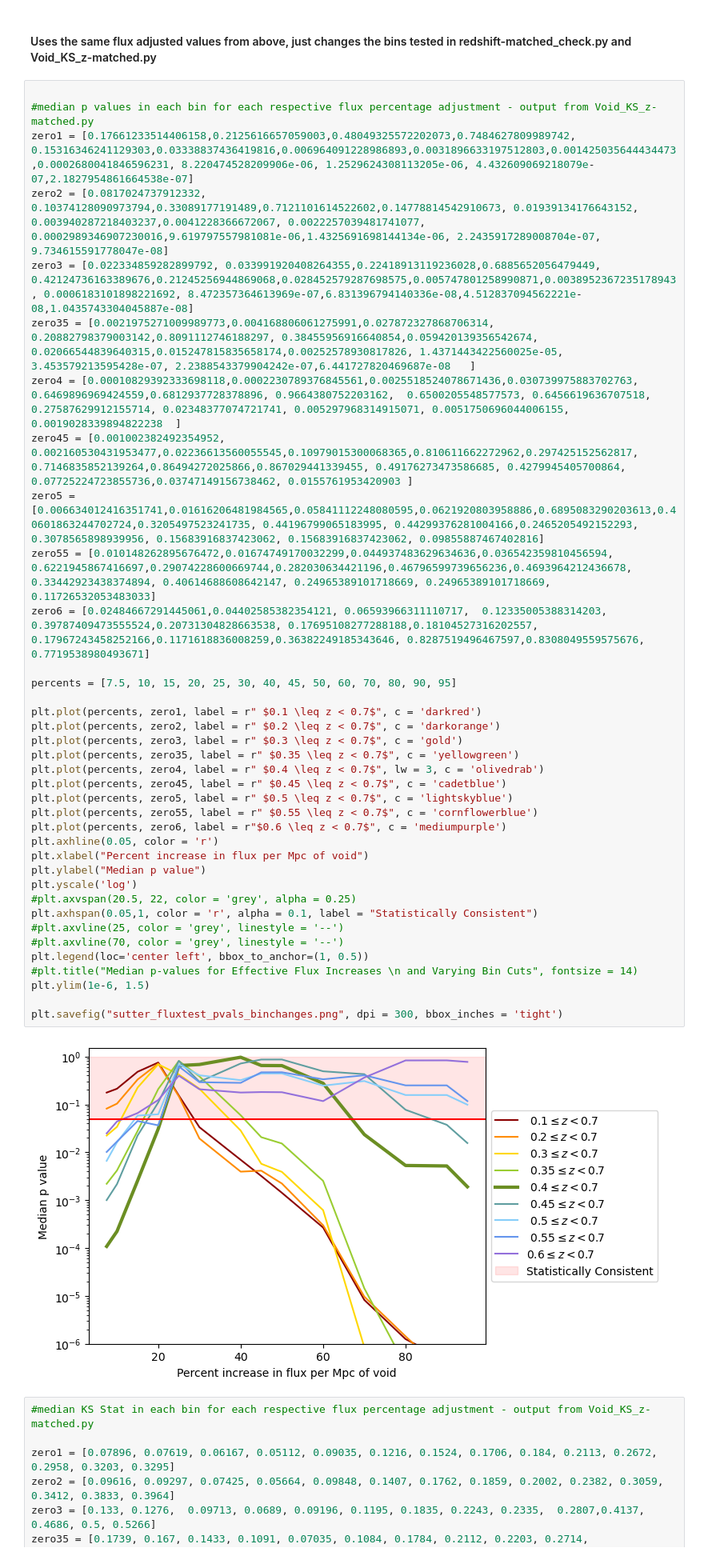
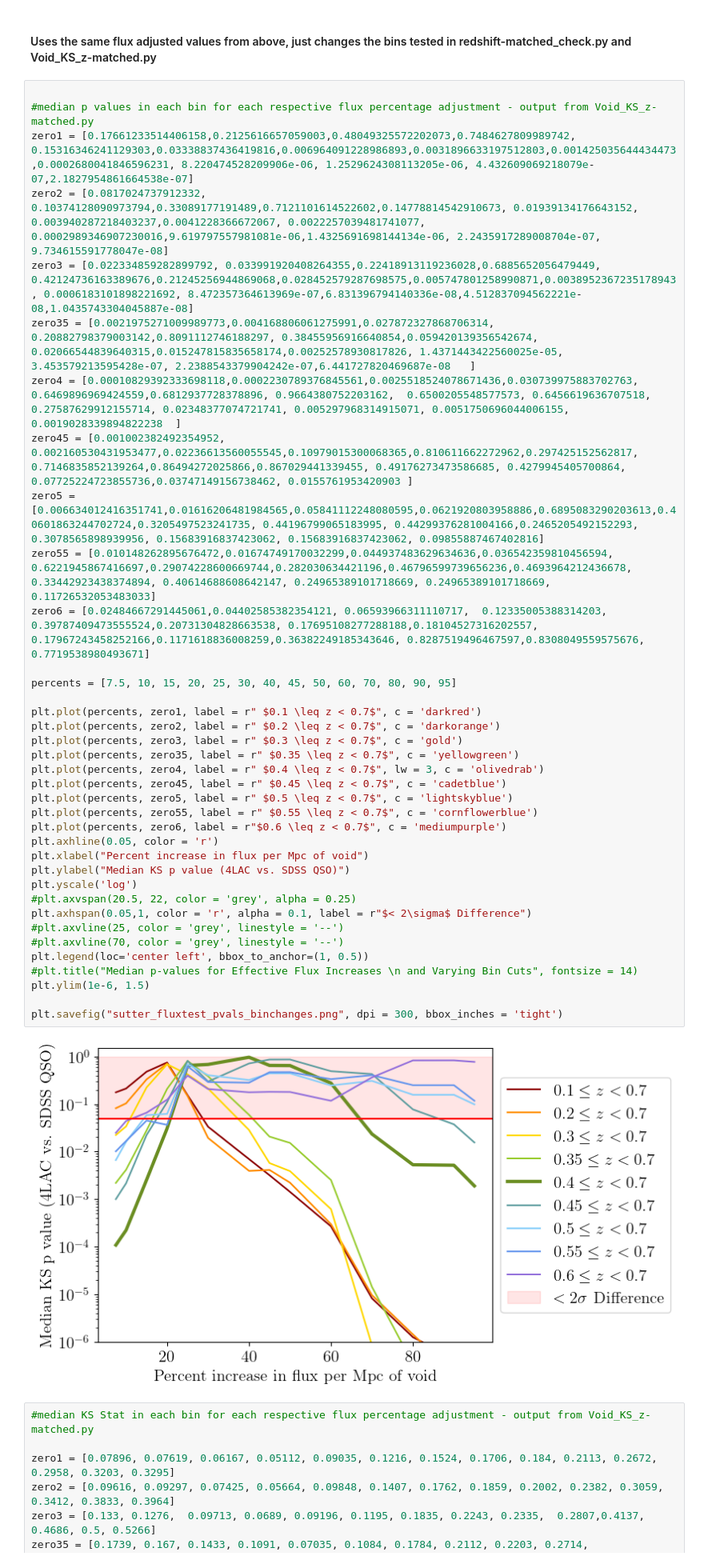
Before and after one commit to ojackson5150/GRS_voids, a Jupyter notebook: Jackson et. al. (202x)/blac_analysis.ipynb, the cells around one changed output. Shown at 80% size. Drawn from its saved outputs; the diff is of its cells as text.

```diff
--- a/Jackson et. al. (202x)/blac_analysis.ipynb
+++ b/Jackson et. al. (202x)/blac_analysis.ipynb
@@ -2524,36 +2930,36 @@ zero3 = [0.022334859282899792, 0.033991920408264355,0.22418913119236028,0.688565
 zero35 = [0.0021975271009989773,0.004168806061275991,0.027872327868706314, 0.20882798379003142,0.8091112746188297, 0.38455956916640854,0.059420139356542674, 0.02066544839640315,0.015247815835658174,0.00252578930817826, 1.4371443422560025e-05, 3.453579213595428e-07, 2.2388543379904242e-07,6.441727820469687e-08   ]
 zero4 = [0.00010829392333698118,0.0002230789376845561,0.0025518524078671436,0.030739975883702763, 0.6469896969424559,0.6812937728378896, 0.9664380752203162,  0.6500205548577573, 0.6456619636707518, 0.27587629912155714, 0.02348377074721741, 0.005297968314915071, 0.0051750696044006155, 0.0019028339894822238  ]
 zero45 = [0.001002382492354952, 0.002160530431953477,0.02236613560055545,0.10979015300068365,0.810611662272962,0.297425152562817, 0.7146835852139264,0.86494272025866,0.867029441339455, 0.49176273473586685, 0.4279945405700864, 0.07725224723855736,0.03747149156738462, 0.0155761953420903 ]
 zero5 = [0.006634012416351741,0.01616206481984565,0.05841112248080595,0.0621920803958886,0.6895083290203613,0.40601863244702724,0.3205497523241735, 0.44196799065183995, 0.44299376281004166,0.2465205492152293, 0.3078565898939956, 0.15683916837423062, 0.15683916837423062, 0.09855887467402816]
 zero55 = [0.010148262895676472,0.01674749170032299,0.044937483629634636,0.036542359810456594, 0.6221945867416697,0.29074228600669744,0.282030634421196,0.46796599739656236,0.4693964212436678, 0.33442923438374894, 0.40614688608642147, 0.24965389101718669, 0.24965389101718669, 0.11726532053483033]
 zero6 = [0.02484667291445061,0.04402585382354121, 0.06593966311110717,  0.12335005388314203, 0.39787409473555524,0.20731304828663538, 0.17695108277288188,0.18104527316202557, 0.17967243458252166,0.1171618836008259,0.36382249185343646, 0.8287519496467597,0.8308049559575676, 0.7719538980493671]
 
 percents = [7.5, 10, 15, 20, 25, 30, 40, 45, 50, 60, 70, 80, 90, 95]
 
 plt.plot(percents, zero1, label = r" $0.1 \leq z < 0.7$", c = 'darkred')
 plt.plot(percents, zero2, label = r" $0.2 \leq z < 0.7$", c = 'darkorange')
 plt.plot(percents, zero3, label = r" $0.3 \leq z < 0.7$", c = 'gold')
 plt.plot(percents, zero35, label = r" $0.35 \leq z < 0.7$", c = 'yellowgreen')
 plt.plot(percents, zero4, label = r" $0.4 \leq z < 0.7$", lw = 3, c = 'olivedrab')
 plt.plot(percents, zero45, label = r" $0.45 \leq z < 0.7$", c = 'cadetblue')
 plt.plot(percents, zero5, label = r" $0.5 \leq z < 0.7$", c = 'lightskyblue')
 plt.plot(percents, zero55, label = r" $0.55 \leq z < 0.7$", c = 'cornflowerblue')
 plt.plot(percents, zero6, label = r"$0.6 \leq z < 0.7$", c = 'mediumpurple')
 plt.axhline(0.05, color = 'r')
 plt.xlabel("Percent increase in flux per Mpc of void")
-plt.ylabel("Median p value")
+plt.ylabel("Median KS p value (4LAC vs. SDSS QSO)")
 plt.yscale('log')
 #plt.axvspan(20.5, 22, color = 'grey', alpha = 0.25)
-plt.axhspan(0.05,1, color = 'r', alpha = 0.1, label = "Statistically Consistent")
+plt.axhspan(0.05,1, color = 'r', alpha = 0.1, label = r"$< 2\sigma$ Difference")
 #plt.axvline(25, color = 'grey', linestyle = '--')
 #plt.axvline(70, color = 'grey', linestyle = '--')
 plt.legend(loc='center left', bbox_to_anchor=(1, 0.5))
 #plt.title("Median p-values for Effective Flux Increases \n and Varying Bin Cuts", fontsize = 14)
 plt.ylim(1e-6, 1.5)
 
 plt.savefig("sutter_fluxtest_pvals_binchanges.png", dpi = 300, bbox_inches = 'tight')
 # %% [output]
-[figure, old version]
+[figure, new version]
 # %%
 #median KS Stat in each bin for each respective flux percentage adjustment - output from Void_KS_z-matched.py
 
```
Also changed, not shown: parts of 52 cells of this notebook, 1 other file.
